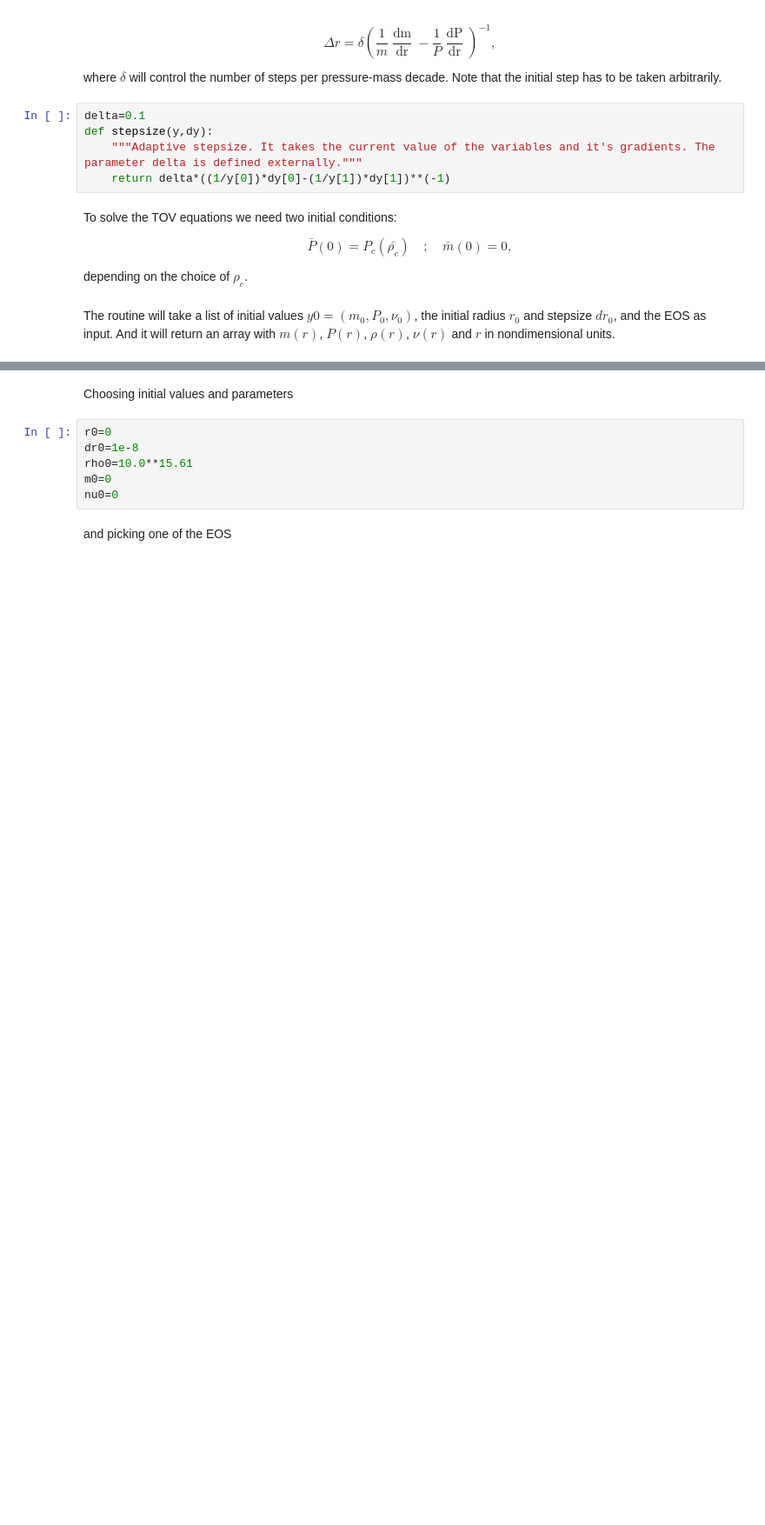
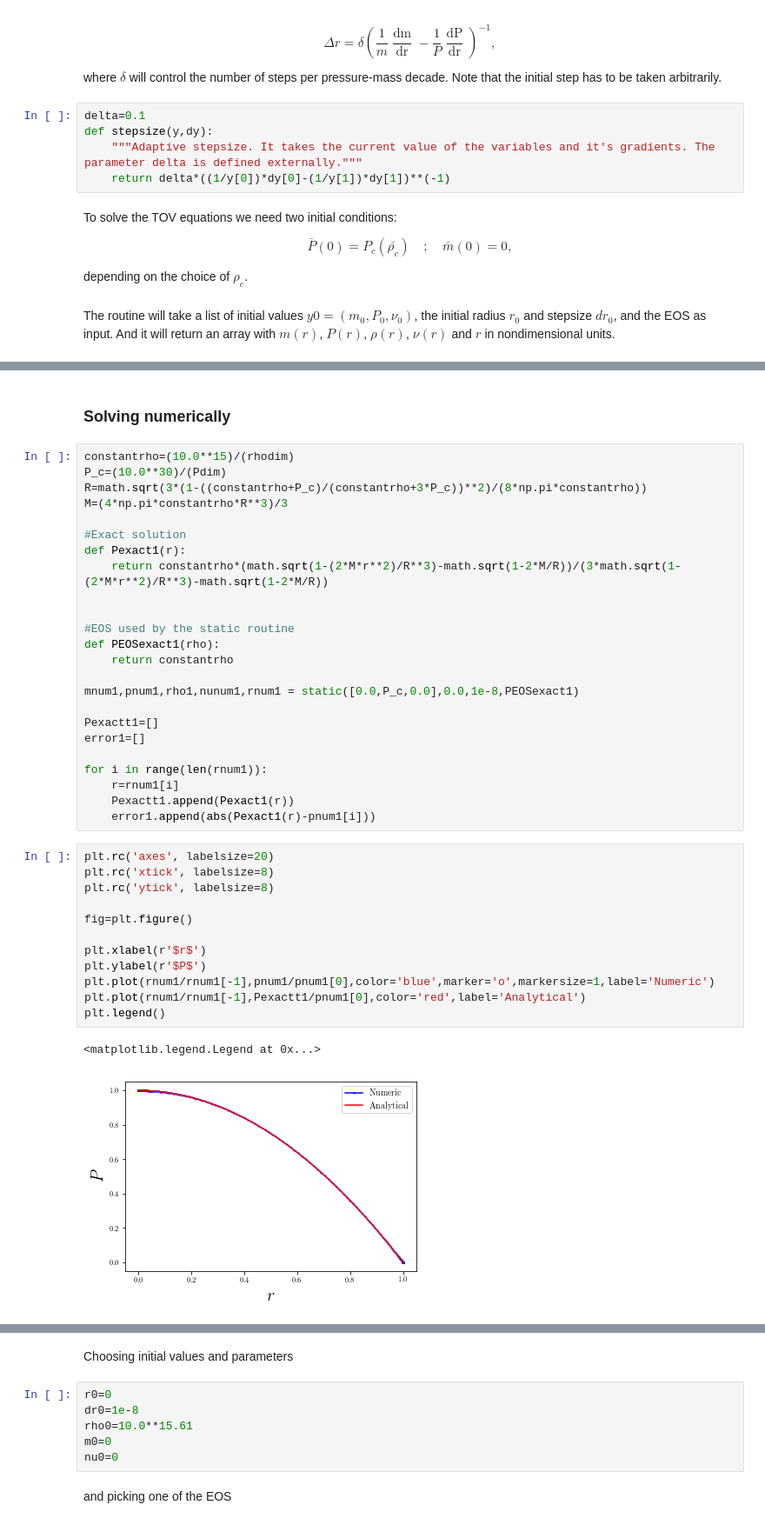
Before and after one commit to DavidRamosSal/stellar_structure, a Jupyter notebook: Static_structure.ipynb, the cells around one changed output, grey strips where cells are left out. Shown at 87% size. Drawn from its saved outputs; the diff is of its cells as text; blank space fills up the shorter version.

Commit message:
Troubleshoot with exact solutions

```diff
--- a/Static_structure.ipynb
+++ b/Static_structure.ipynb
@@ -267,0 +301,41 @@ def static(y0,r0,dr0,rhoEoS):
+# %% [markdown]
+### Solving numerically
+# %%
+constantrho=(10.0**15)/(rhodim)
+P_c=(10.0**30)/(Pdim)
+R=math.sqrt(3*(1-((constantrho+P_c)/(constantrho+3*P_c))**2)/(8*np.pi*constantrho))
+M=(4*np.pi*constantrho*R**3)/3
+
+#Exact solution
+def Pexact1(r):
+    return constantrho*(math.sqrt(1-(2*M*r**2)/R**3)-math.sqrt(1-2*M/R))/(3*math.sqrt(1-(2*M*r**2)/R**3)-math.sqrt(1-2*M/R))
+
+
+#EOS used by the static routine
+def PEOSexact1(rho):
+    return constantrho
+
+mnum1,pnum1,rho1,nunum1,rnum1 = static([0.0,P_c,0.0],0.0,1e-8,PEOSexact1)
+
+Pexactt1=[]
+error1=[]
+
+for i in range(len(rnum1)):
+    r=rnum1[i]
+    Pexactt1.append(Pexact1(r))
+    error1.append(abs(Pexact1(r)-pnum1[i]))
+# %%
+plt.rc('axes', labelsize=20)
+plt.rc('xtick', labelsize=8)
+plt.rc('ytick', labelsize=8)
+
+fig=plt.figure()
+
+plt.xlabel(r'$r$')
+plt.ylabel(r'$P$')
+plt.plot(rnum1/rnum1[-1],pnum1/pnum1[0],color='blue',marker='o',markersize=1,label='Numeric')
+plt.plot(rnum1/rnum1[-1],Pexactt1/pnum1[0],color='red',label='Analytical')
+plt.legend()
+# %% [output]
+<matplotlib.legend.Legend at 0x...>
+[figure, added]
```
Also changed, not shown: parts of 45 cells of this notebook, 33 other files.
